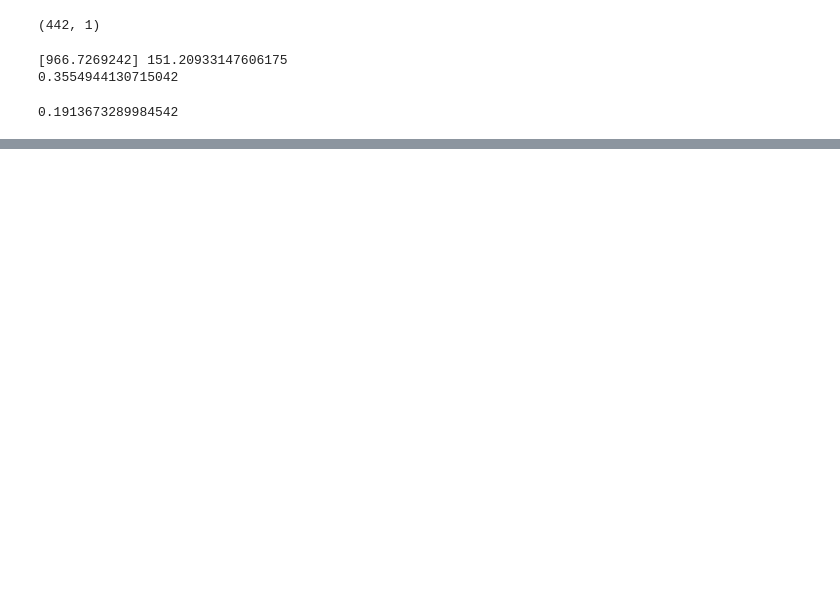
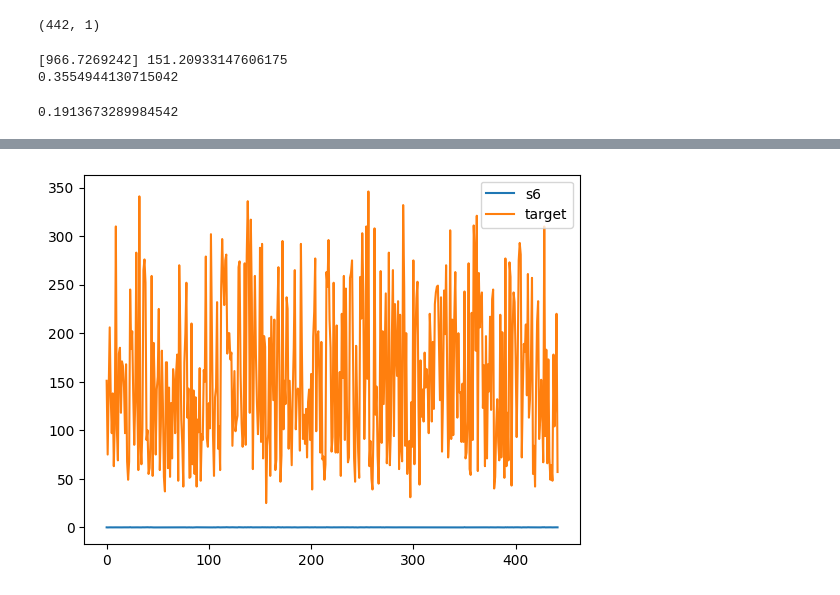
Before and after one commit to alemskdlt/dl02, a Jupyter notebook: notebook/chap04_LR.ipynb, the cells around one changed output, grey strips where cells are left out. Saved outputs shown, nothing was run; the diff lists cells and outputs as text; code cells hidden in the pictures; blank space fills up the shorter version.

```diff
--- a/notebook/chap04_LR.ipynb
+++ b/notebook/chap04_LR.ipynb
@@ -367,0 +369,5 @@ plt.show()
+# %%
+df[['s6','target']].plot()
+plt.show()
+# %% [output]
+[figure, added]
```
Also changed, not shown: parts of 28 cells of this notebook.
